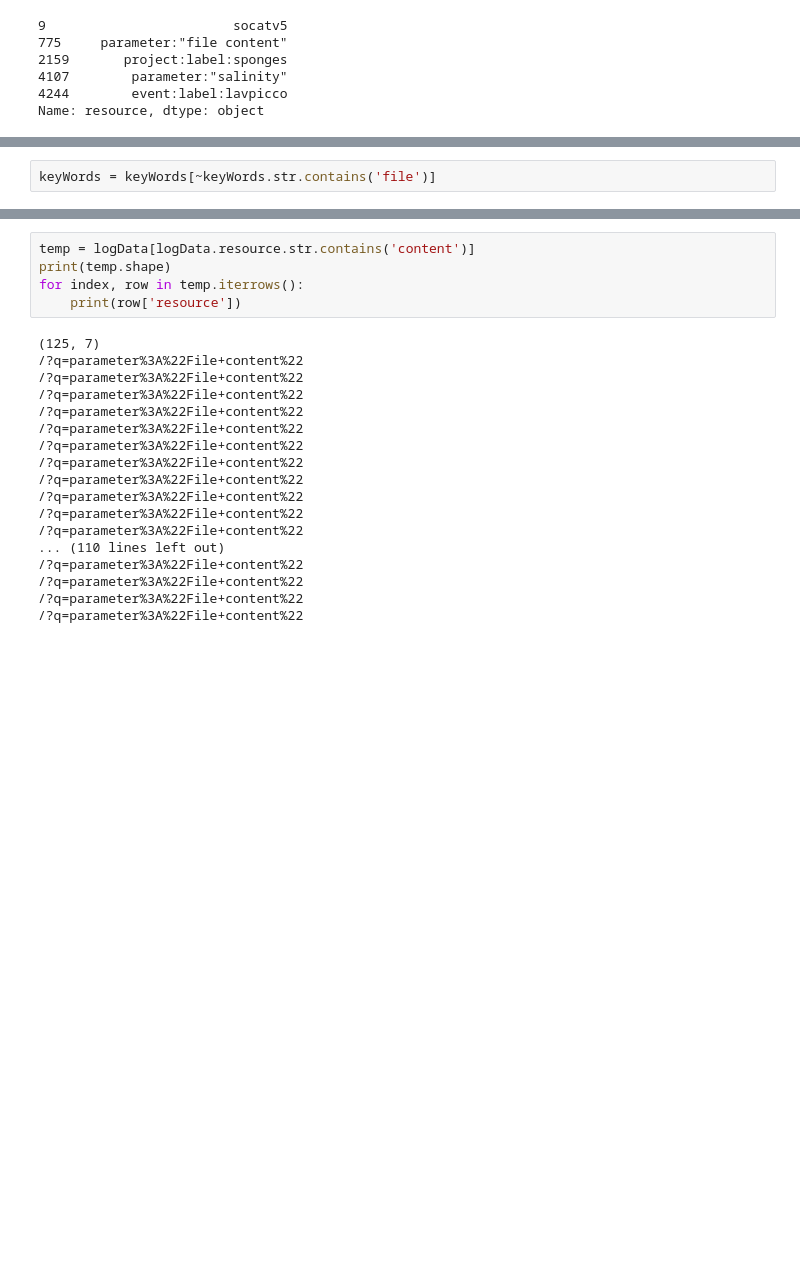
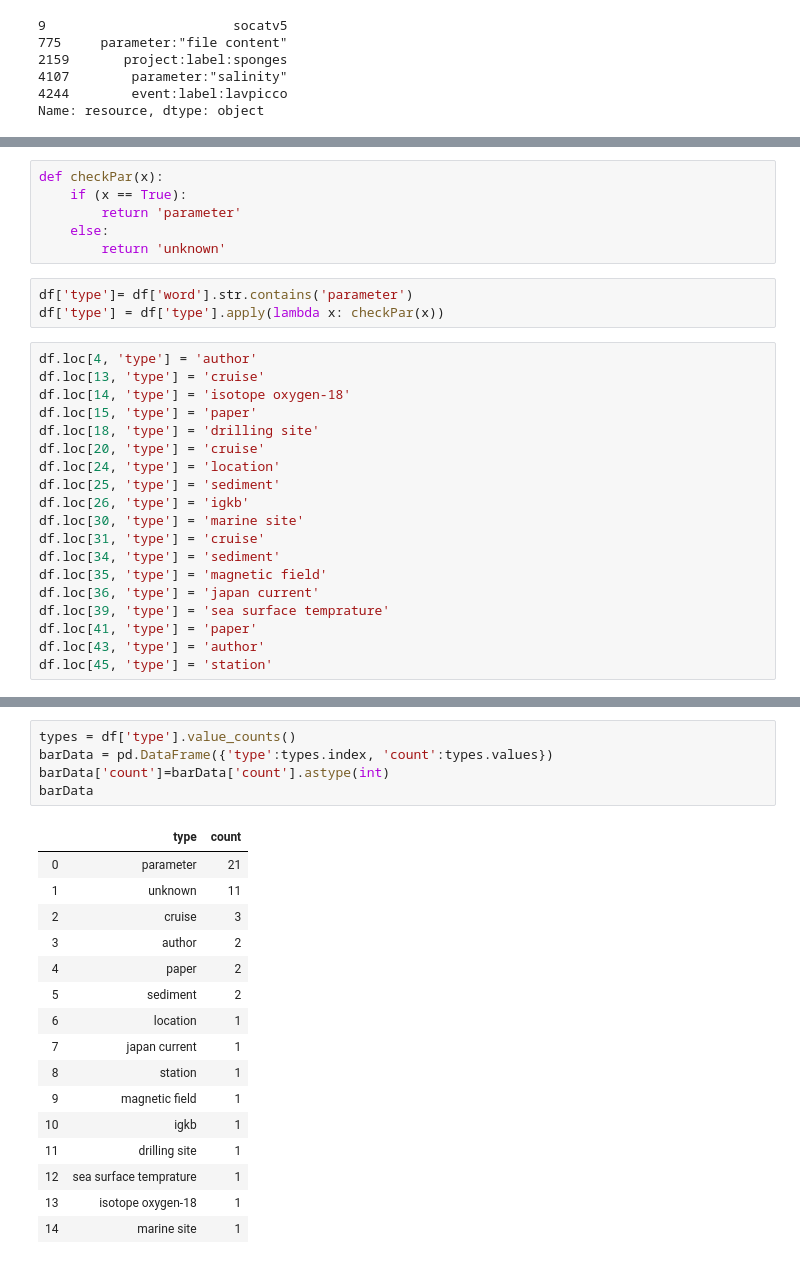
Before and after one commit to pangaea-data-publisher/pan_usagemmine, a Jupyter notebook: Top50KeyWords_Updated.ipynb, the cells around one changed output, grey strips where cells are left out. Cells and saved outputs as stored; diff of their text form; blank space fills up the shorter version.

```diff
--- a/Top50KeyWords_Updated.ipynb
+++ b/Top50KeyWords_Updated.ipynb
@@ -133,2 +125,0 @@ keyWords.shape
-# %%
-keyWords = keyWords[~keyWords.str.contains('file')]
@@ -172 +131,29 @@ df.head(50)
+# %%
+def checkPar(x):
+    if (x == True):
+        return 'parameter'
+    else:
+        return 'unknown'
+# %%
+df['type']= df['word'].str.contains('parameter')
+df['type'] = df['type'].apply(lambda x: checkPar(x))
+# %%
+df.loc[4, 'type'] = 'author'
+df.loc[13, 'type'] = 'cruise'
+df.loc[14, 'type'] = 'isotope oxygen-18'
+df.loc[15, 'type'] = 'paper'
+df.loc[18, 'type'] = 'drilling site'
+df.loc[20, 'type'] = 'cruise'
+df.loc[24, 'type'] = 'location'
+df.loc[25, 'type'] = 'sediment'
+df.loc[26, 'type'] = 'igkb'
+df.loc[30, 'type'] = 'marine site'
+df.loc[31, 'type'] = 'cruise'
+df.loc[34, 'type'] = 'sediment'
+df.loc[35, 'type'] = 'magnetic field'
+df.loc[36, 'type'] = 'japan current'
+df.loc[39, 'type'] = 'sea surface temprature'
+df.loc[41, 'type'] = 'paper'
+df.loc[43, 'type'] = 'author'
+df.loc[45, 'type'] = 'station'
 # %%
@@ -195,23 +164,22 @@ df.head(50)
-# %%
-temp = logData[logData.resource.str.contains('content')]
-print(temp.shape)
-for index, row in temp.iterrows():
-    print(row['resource'])
-# %% [output]
-(125, 7)
-/?q=parameter%3A%22File+content%22
-/?q=parameter%3A%22File+content%22
-/?q=parameter%3A%22File+content%22
-/?q=parameter%3A%22File+content%22
-/?q=parameter%3A%22File+content%22
-/?q=parameter%3A%22File+content%22
-/?q=parameter%3A%22File+content%22
-/?q=parameter%3A%22File+content%22
-/?q=parameter%3A%22File+content%22
-/?q=parameter%3A%22File+content%22
-/?q=parameter%3A%22File+content%22
-... (110 lines left out)
-/?q=parameter%3A%22File+content%22
-/?q=parameter%3A%22File+content%22
-/?q=parameter%3A%22File+content%22
-/?q=parameter%3A%22File+content%22
+# %%
+types = df['type'].value_counts()
+barData = pd.DataFrame({'type':types.index, 'count':types.values})
+barData['count']=barData['count'].astype(int)
+barData
+# %% [output]
+|  | type | count |
+| 0 | parameter | 21 |
+| 1 | unknown | 11 |
+| 2 | cruise | 3 |
+| 3 | author | 2 |
+| 4 | paper | 2 |
+| 5 | sediment | 2 |
+| 6 | location | 1 |
+| 7 | japan current | 1 |
+| 8 | station | 1 |
+| 9 | magnetic field | 1 |
+| 10 | igkb | 1 |
+| 11 | drilling site | 1 |
+| 12 | sea surface temprature | 1 |
+| 13 | isotope oxygen-18 | 1 |
+| 14 | marine site | 1 |
```
Also changed, not shown: parts of 13 cells of this notebook, 3 other files.
